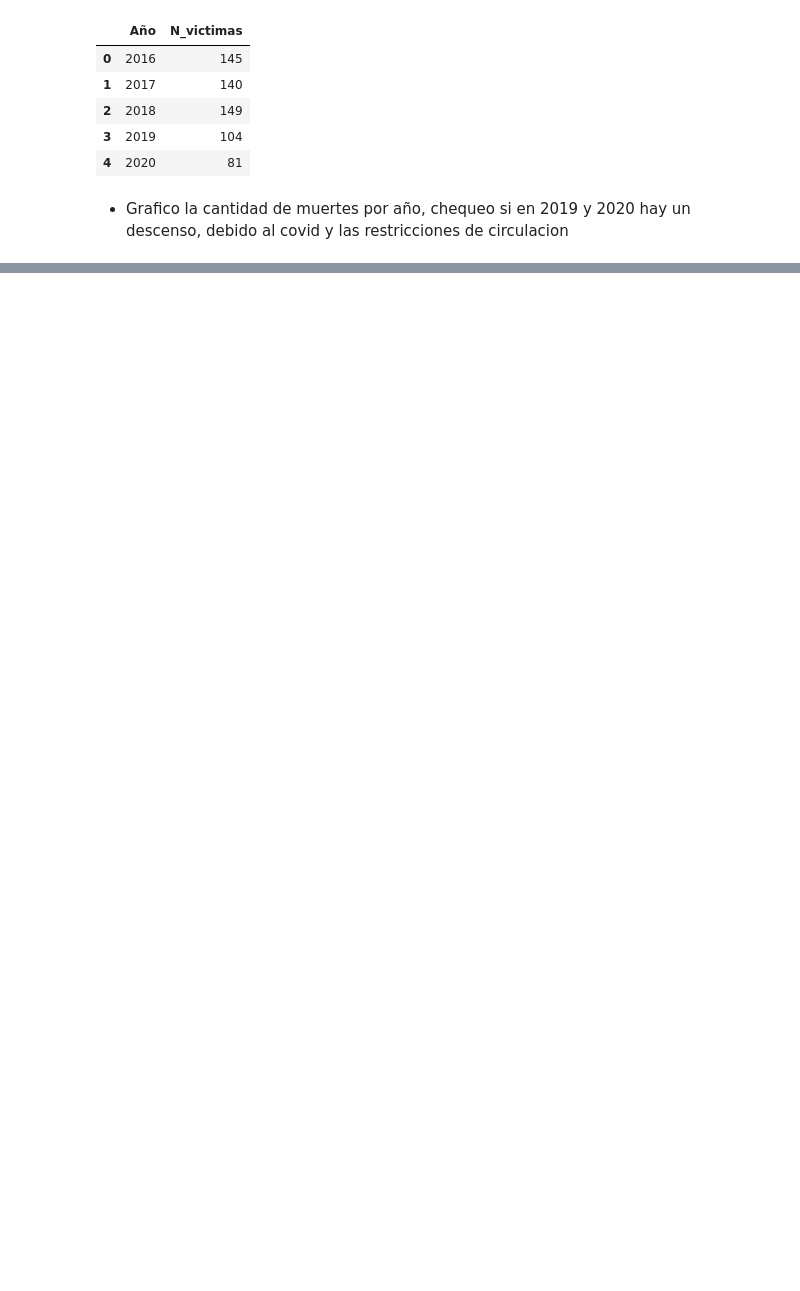
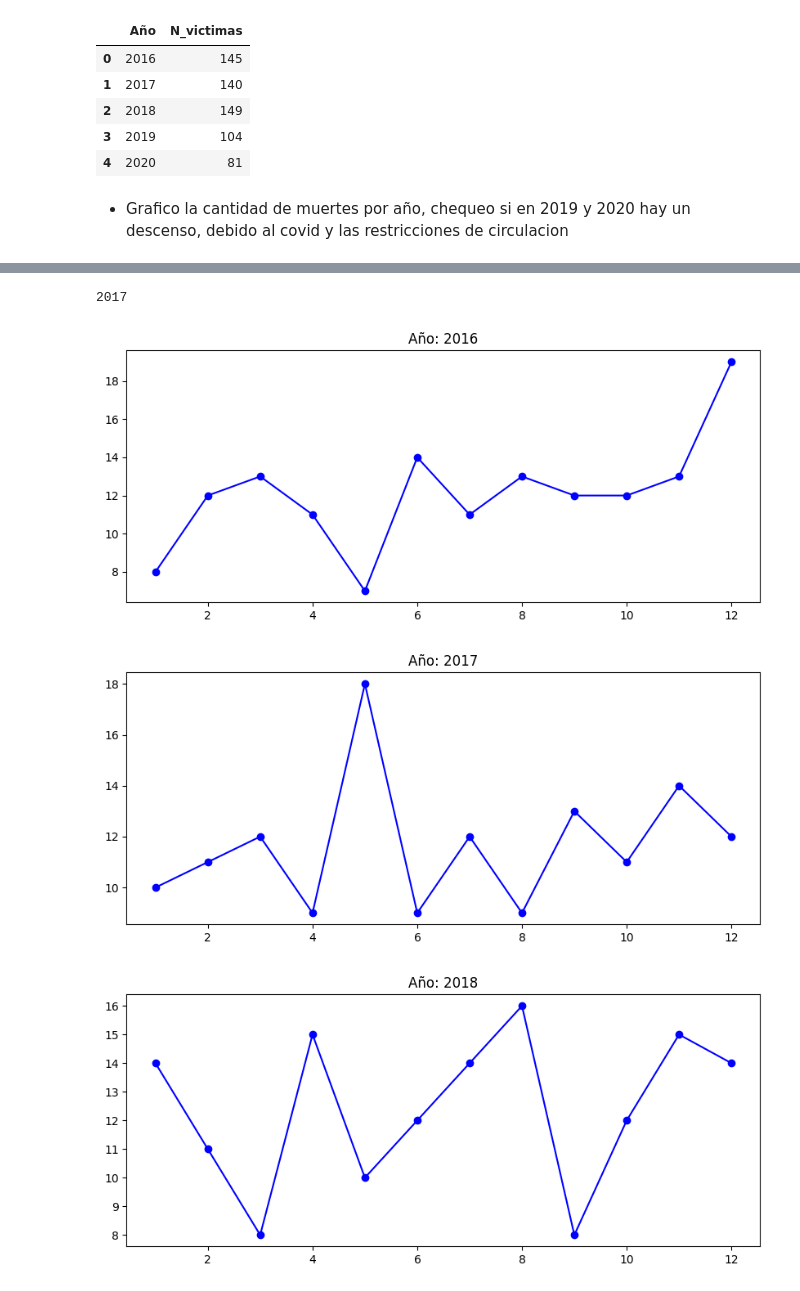
Before and after one commit to matiasbarriosled/PiDa2, a Jupyter notebook: EDA/EDA.ipynb, the cells around one changed output, grey strips where cells are left out. Saved outputs shown, nothing was run; the diff lists cells and outputs as text; code cells hidden in the pictures; blank space fills up the shorter version.

Commit message:
chequeo de victimas fatales por mes

```diff
--- a/EDA/EDA.ipynb
+++ b/EDA/EDA.ipynb
@@ -43,7 +46,7 @@ memory usage: 81.4+ KB
 # %%
-victimas_por_año = hechos[['N_victimas','Año']]
-victimas_por_año = victimas_por_año.groupby('Año').sum().reset_index()
-victimas_por_año.head()
+muertes_por_año = hechos[['N_victimas','Año']]
+muertes_por_año = muertes_por_año.groupby('Año').sum().reset_index()
+muertes_por_año.head()
 # %% [output]
 |  | Año | N_victimas |
 | 0 | 2016 | 145 |
@@ -57,7 +60,7 @@ victimas_por_año.head()
 plt.figure(figsize=(12, 7))
 plt.title('cantidad de Muertes por año')
 plt.ylabel('cantidad de muertes')
-ax = sns.barplot(x='Año', y='N_victimas', data=victimas_por_año, palette='magma')
+ax = sns.barplot(x='Año', y='N_victimas', data=muertes_por_año, palette='magma')
 for p in ax.patches:
     ax.annotate(format(p.get_height(), '.1f'),
                 (p.get_x() + p.get_width() / 2., p.get_height()),
@@ -72 +75,5 @@ Passing `palette` without assigning `hue` is deprecated and will be removed in v
 [figure]
+# %%
+muertes_por_mes = hechos[['N_victimas','Año','Mes']]
+muertes_por_mes = muertes_por_mes.groupby(['Año','Mes']).sum().reset_index()
+muertes_por_mes
@@ -72,0 +94,16 @@ Passing `palette` without assigning `hue` is deprecated and will be removed in v
+# %%
+unicos = hechos['Año'].unique()
+unicos[1]
+# %% [output]
+2017
+# %%
+for anio in unicos:
+    fig, ax = plt.subplots(figsize=(10, 4))
+    plt.title(f"Año: {anio}")
+    datos = muertes_por_mes[muertes_por_mes['Año']==anio]
+    ax.plot(datos["Mes"], datos["N_victimas"], label="2016", marker='o', color='blue')
+    plt.show
+# %% [output]
+[figure, added]
+[figure, added]
+[figure, added]
```
Also changed, not shown: parts of 5 cells of this notebook.
